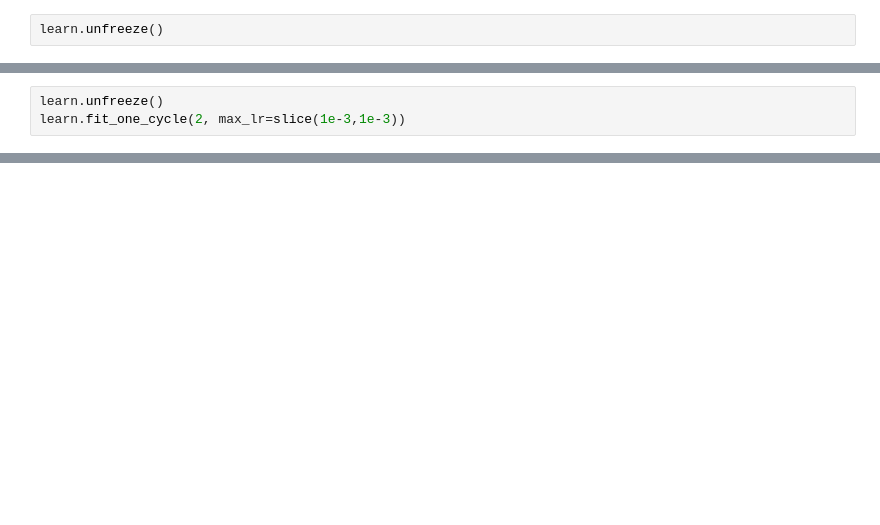
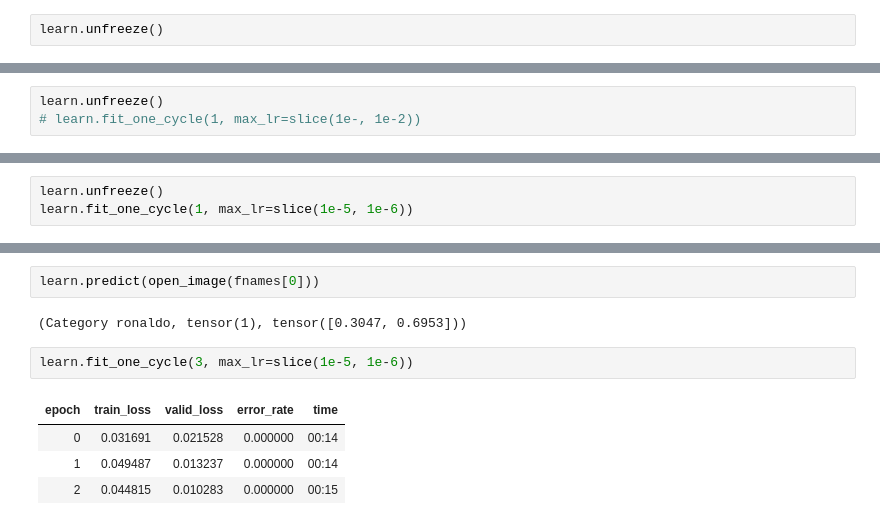
Before and after one commit to nhs000/machine_learning_practice_prj, a Jupyter notebook: ban_giong_cau_thu_nao_classifier.ipynb, the cells around one changed output, grey strips where cells are left out. Drawn from its saved outputs; the diff is of its cells as text; blank space fills up the shorter version.

```diff
--- a/ban_giong_cau_thu_nao_classifier.ipynb
+++ b/ban_giong_cau_thu_nao_classifier.ipynb
@@ -236,5 +262,5 @@ learn.recorder.plot()
 # %%
 learn.unfreeze()
-learn.fit_one_cycle(2, max_lr=slice(1e-3,1e-3))
+# learn.fit_one_cycle(1, max_lr=slice(1e-, 1e-2))
 # %%
 learn.show_results()
@@ -262,0 +345,3 @@ learn.predict(open_image(fnames[0]))
+# %%
+learn.unfreeze()
+learn.fit_one_cycle(1, max_lr=slice(1e-5, 1e-6))
@@ -262,0 +353,11 @@ learn.predict(open_image(fnames[0]))
+# %%
+learn.predict(open_image(fnames[0]))
+# %% [output]
+(Category ronaldo, tensor(1), tensor([0.3047, 0.6953]))
+# %%
+learn.fit_one_cycle(3, max_lr=slice(1e-5, 1e-6))
+# %% [output]
+| epoch | train_loss | valid_loss | error_rate | time |
+| 0 | 0.031691 | 0.021528 | 0.000000 | 00:14 |
+| 1 | 0.049487 | 0.013237 | 0.000000 | 00:14 |
+| 2 | 0.044815 | 0.010283 | 0.000000 | 00:15 |
```
Also changed, not shown: parts of 33 cells of this notebook.
